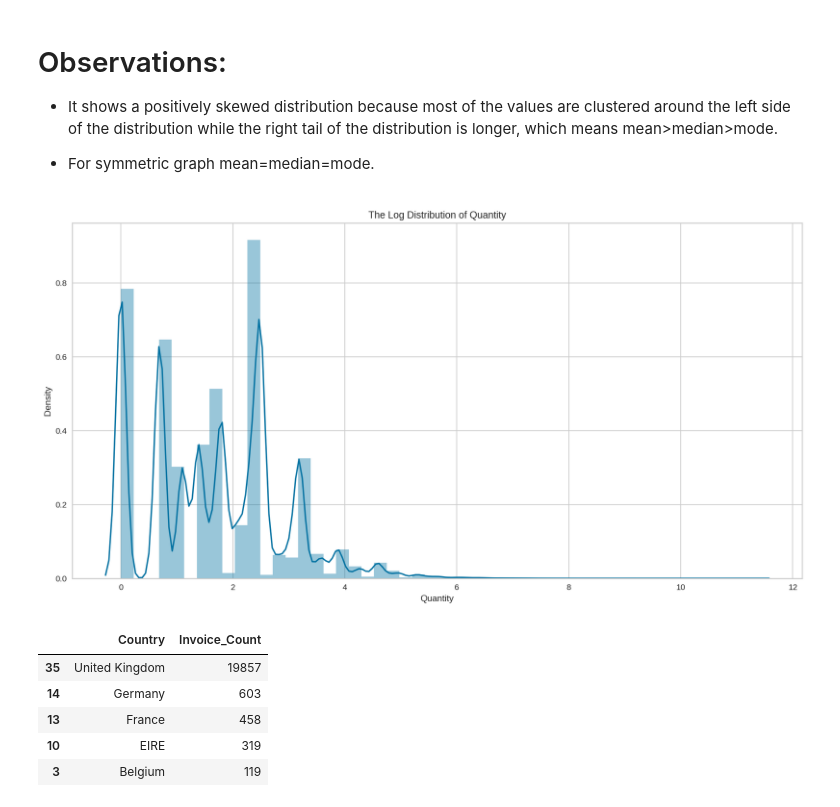
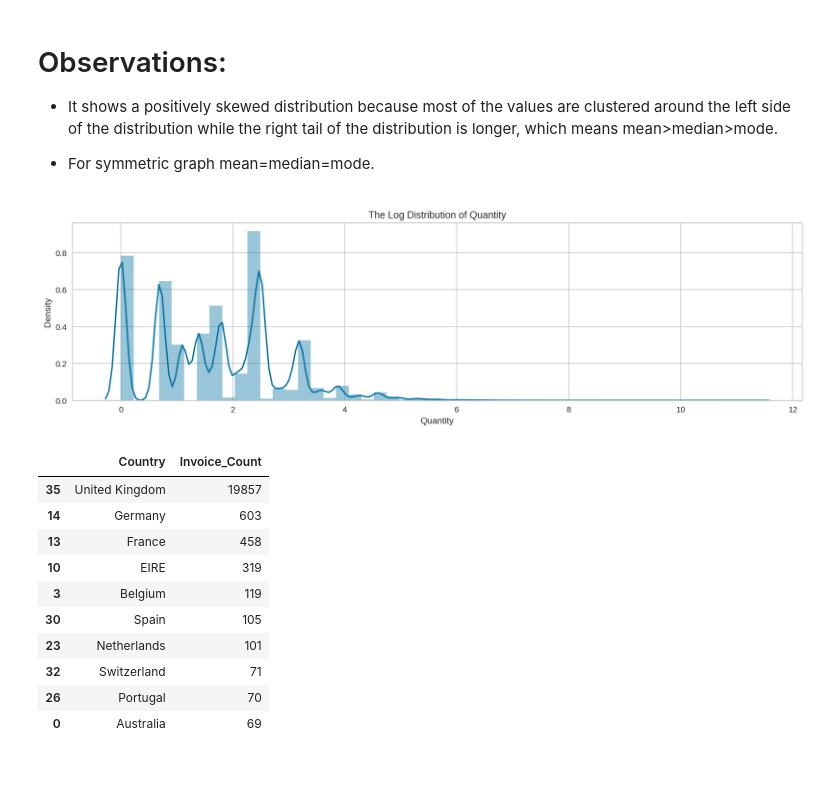
Before and after one commit to saptaksubhra/Unsupervised-ML---Online-Retail-Customer-Segmentation, a Jupyter notebook: Unsupervised_ML_Project_Online_Retail_Customer_Segmentation_Final_Notebook.ipynb, the cells around one changed output. Saved outputs shown, nothing was run; the diff lists cells and outputs as text; code cells hidden in the pictures; blank space fills up the shorter version.

```diff
--- a/Unsupervised_ML_Project_Online_Retail_Customer_Segmentation_Final_Notebook.ipynb
+++ b/Unsupervised_ML_Project_Online_Retail_Customer_Segmentation_Final_Notebook.ipynb
@@ -63,7 +63,7 @@ warnings.filterwarnings('ignore')
 
 # setting default parameters for the figure of the plots
 plt.rcParams["figure.figsize"] = (16,4)
-plt.rcParams["figure.dpi"] = 160
+plt.rcParams["figure.dpi"] = 150
 # %%
 # Mounting Google Drive to have the access of the dataset of online retail
 from google.colab import drive
@@ -90,6 +90,9 @@ df_OR
 | 541907 | 581587 | 23255 | CHILDRENS CUTLERY CIRCUS PARADE | 4 | 2011-12-09 12:50:00 | 4.15 | 12680.0 | France |
 | 541908 | 581587 | 22138 | BAKING SET 9 PIECE RETROSPOT | 3 | 2011-12-09 12:50:00 | 4.95 | 12680.0 | France |
 541909 rows × 8 columns
+# %%
+# Let's make a copy of the original dataset as per the standard practice.
+df_OR = df_OR.copy()
 # %%
 # Checking out top five rows
 df_OR.head()
@@ -363,17 +350,17 @@ for n,col in enumerate(T3):
 # %%
 # Let's do the log transformation to make the distribution normal.
 # Data Visualization Distribution after the log transformation of quantity
-plt.figure(figsize = (16,8))
+plt.figure(figsize = (16,4))
 plt.title('The Log Distribution of Quantity')
-sns.distplot(np.log(df_OR['Quantity']))
+sns.distplot(np.log(df_OR_C['Quantity']))
 plt.show()
 # %% [output]
-[figure, old version]
+[figure, new version]
 # %%
 # Let's have a look at those countries from where most orders are placed.
 country_inv = df_OR.groupby("Country").nunique()["InvoiceNo"].reset_index().sort_values("InvoiceNo",ascending= False)
 country_inv.rename(columns={'InvoiceNo': 'Invoice_Count'}, inplace=True)
-country_inv.head()
+country_inv.head(10)
 # %% [output]
 |  | Country | Invoice_Count |
 | 35 | United Kingdom | 19857 |
@@ -381,3 +368,8 @@ country_inv.head()
 | 13 | France | 458 |
 | 10 | EIRE | 319 |
 | 3 | Belgium | 119 |
+| 30 | Spain | 105 |
+| 23 | Netherlands | 101 |
+| 32 | Switzerland | 71 |
+| 26 | Portugal | 70 |
+| 0 | Australia | 69 |
```
Also changed, not shown: parts of 37 cells of this notebook.
